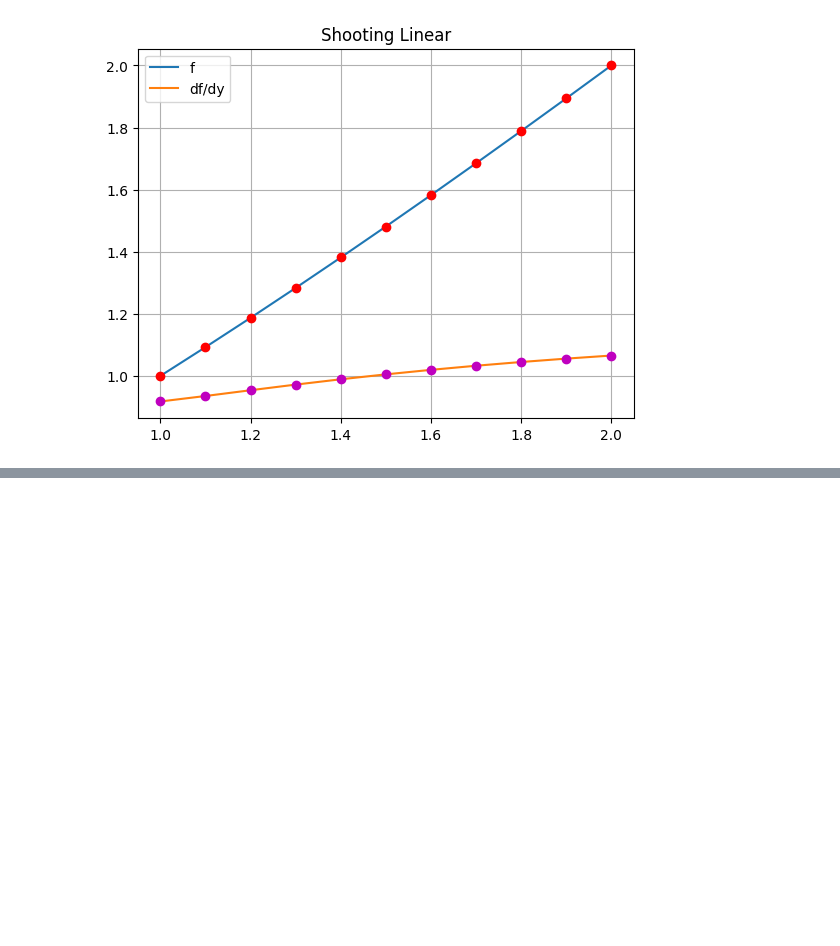
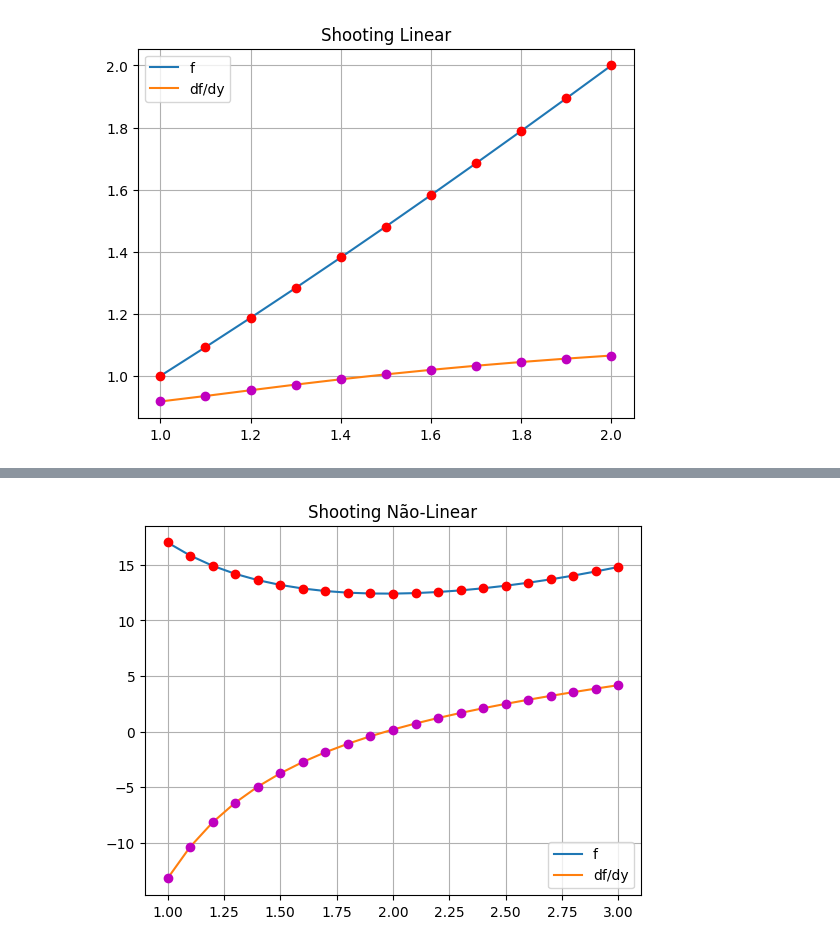
Before and after one commit to JonathanWNogueira/burden_numerical_analysis, a Jupyter notebook: 11.ipynb, the cells around one changed output, grey strips where cells are left out. Drawn from its saved outputs; the diff is of its cells as text; code cells hidden in the pictures; blank space fills up the shorter version.

Commit message:
non-linear shooting

```diff
--- a/11.ipynb
+++ b/11.ipynb
@@ -11,7 +11,7 @@ ya, yb = 1, 2
 # %% [markdown]
 **Shooting Linear**
 # %%
-def runge_kutta_step(x, h, u1, u2, v1, v2, p, q, r):
+def runge_kutta_l(x, h, u1, u2, v1, v2, p, q, r):
 
     k1u1 = h * u2
     k1u2 = h * (p(x) * u2 + q(x) * u1 + r(x))
@@ -35,7 +35,7 @@ def runge_kutta_step(x, h, u1, u2, v1, v2, p, q, r):
 
     return k1u1, k1u2, k1v1, k1v2, k2u1, k2u2, k2v1, k2v2, k3u1, k3u2, k3v1, k3v2, k4u1, k4u2, k4v1, k4v2
 
-def shooting_linear(a, b, alpha, beta, p, q, r, N = 10):
+def linear_shooting(a, b, alpha, beta, p, q, r, N = 10):
     h = (b - a) / N
 
     u1 = np.zeros(N + 1)
@@ -51,7 +51,7 @@ def shooting_linear(a, b, alpha, beta, p, q, r, N = 10):
     for i in range(N):
         x = a + i * h
 
-        k1u1, k1u2, k1v1, k1v2, k2u1, k2u2, k2v1, k2v2, k3u1, k3u2, k3v1, k3v2, k4u1, k4u2, k4v1, k4v2 = runge_kutta_step(x, h, u1[i], u2[i], v1[i], v2[i], p, q, r)
+        k1u1, k1u2, k1v1, k1v2, k2u1, k2u2, k2v1, k2v2, k3u1, k3u2, k3v1, k3v2, k4u1, k4u2, k4v1, k4v2 = runge_kutta_l(x, h, u1[i], u2[i], v1[i], v2[i], p, q, r)
 
         u1[i + 1] = u1[i] + (1/6) * (k1u1 + 2*k2u1 + 2*k3u1 + k4u1)
         u2[i + 1] = u2[i] + (1/6) * (k1u2 + 2*k2u2 + 2*k3u2 + k4u2)
@@ -76,7 +76,7 @@ b = 2.0
 y0 = 1
 dy0 = 2
 
-x, w1, w2 = shooting_linear(a, b, y0, dy0, p, q, r)
+x, w1, w2 = linear_shooting(a, b, y0, dy0, p, q, r)
 
 plt.title("Shooting Linear")
 plt.plot(x, w1, label = 'f')
@@ -90,0 +93,81 @@ plt.show()
+# %%
+def runge_kutta_nl(f, h, x, w1, w2, u1, u2):
+    k1_1 = h * w2
+    k1_2 = h * f(x, w1, w2)
+
+    k2_1 = h * (w2 + k1_2 / 2)
+    k2_2 = h * f(x + h / 2, w1 + k1_1 / 2, w2 + k1_2 / 2)
+
+    k3_1 = h * (w2 + k2_2 / 2)
+    k3_2 = h * f(x + h / 2, w1 + k2_1 / 2, w2 + k2_2 / 2)
+
+    k4_1 = h * (w2 + k3_2)
+    k4_2 = h * f(x + h, w1 + k3_1, w2 + k3_2)
+
+    w1_next = w1 + (k1_1 + 2 * k2_1 + 2 * k3_1 + k4_1) / 6
+    w2_next = w2 + (k1_2 + 2 * k2_2 + 2 * k3_2 + k4_2) / 6
+
+    k1_3 = h * u2
+    k1_4 = h * f(x, u1, u2)
+
+    k2_3 = h * (u2 + k1_4 / 2)
+    k2_4 = h * f(x + h / 2, u1 + k1_3 / 2, u2 + k1_4 / 2)
+
+    k3_3 = h * (u2 + k2_4 / 2)
+    k3_4 = h * f(x + h / 2, u1 + k2_3 / 2, u2 + k2_4 / 2)
+
+    k4_3 = h * (u2 + k3_4)
+    k4_4 = h * f(x + h, u1 + k3_3, u2 + k3_4)
+
+    u1_next = u1 + (k1_3 + 2 * k2_3 + 2 * k3_3 + k4_3) / 6
+    u2_next = u2 + (k1_4 + 2 * k2_4 + 2 * k3_4 + k4_4) / 6
+
+    return w1_next, w2_next, u1_next, u2_next
+
+def non_linear_shooting(f, a, b, alpha, beta, N = 20, e = 1e-5, M = 50):
+    h = (b - a) / N
+    TK = (beta - alpha) / (b - a)
+
+    x_values = np.linspace(a, b, N + 1)
+
+    w1_values = np.zeros(N + 1)
+    w2_values = np.zeros(N + 1)
+
+    for k in range(M):
+        x = a
+        w1 = alpha
+        w2 = TK
+        u1 = 0
+        u2 = 1
+
+        w1_values[0] = w1
+        w2_values[0] = w2
+
+        for i in range(1, N + 1):
+            w1, w2, u1, u2 = runge_kutta_nl(f, h, x, w1, w2, u1, u2)
+            x += h
+            w1_values[i] = w1
+            w2_values[i] = w2
+
+        if abs(w1 - beta) <= e: break
+
+        TK = TK - (w1 - beta) / u1
+
+    return x_values, w1_values, w2_values
+
+f = lambda x, y1, y2: ( 32 + 2 * x**3 - y1 * y2 ) / 8.0
+a, b = 1, 3
+ya, yb = 17, 43/3
+
+x, w1, w2 = non_linear_shooting(f, a, b, ya, yb)
+
+plt.title("Shooting Não-Linear")
+plt.plot(x, w1, label = 'f')
+plt.plot(x, w1, 'ro')
+plt.plot(x, w2, label = 'df/dy')
+plt.plot(x, w2, 'mo')
+plt.legend()
+plt.grid()
+plt.show()
+# %% [output]
+[figure, added]
```
Also changed, not shown: parts of 1 cell of this notebook.
